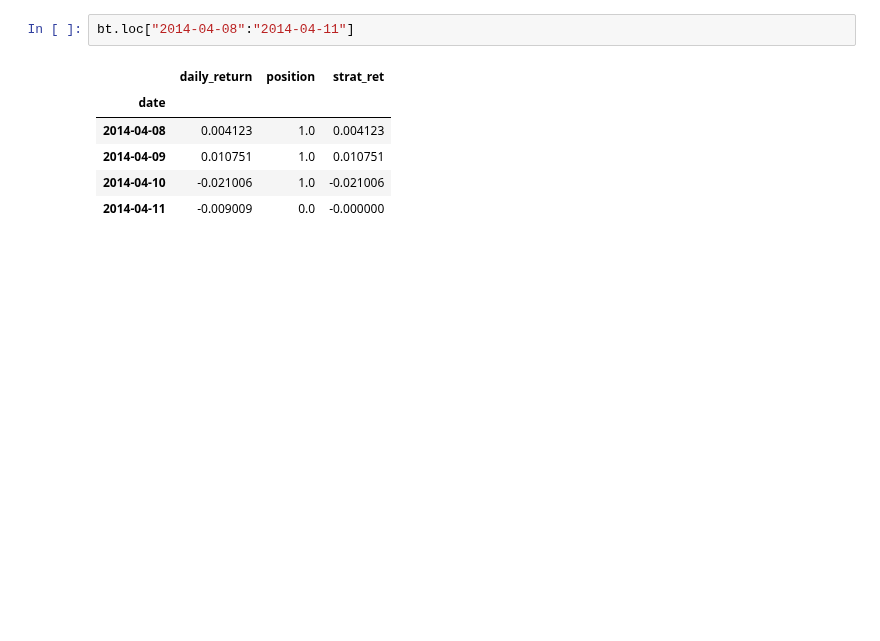
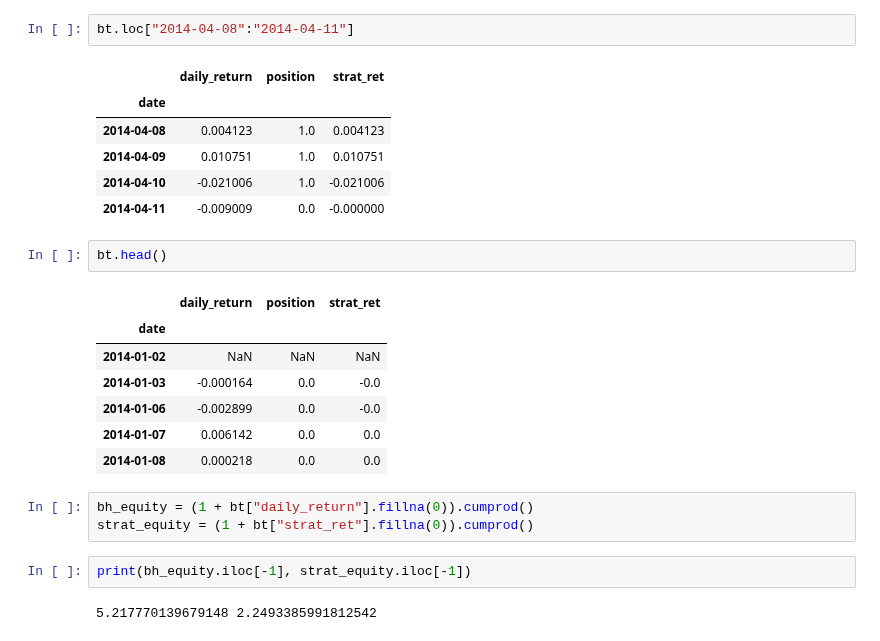
Before and after one commit to Alenchikk1/backtester, a Jupyter notebook: notebooks/02_first_backtest.ipynb, the cells around one changed output. Drawn from its saved outputs; the diff is of its cells as text; blank space fills up the shorter version.

```diff
--- a/notebooks/02_first_backtest.ipynb
+++ b/notebooks/02_first_backtest.ipynb
@@ -65,3 +65,20 @@ bt.loc["2014-04-08":"2014-04-11"]
 | 2014-04-09 | 0.010751 | 1.0 | 0.010751 |
 | 2014-04-10 | -0.021006 | 1.0 | -0.021006 |
 | 2014-04-11 | -0.009009 | 0.0 | -0.000000 |
+# %%
+bt.head()
+# %% [output]
+|  | daily_return | position | strat_ret |
+| date |  |  |  |
+| 2014-01-02 | NaN | NaN | NaN |
+| 2014-01-03 | -0.000164 | 0.0 | -0.0 |
+| 2014-01-06 | -0.002899 | 0.0 | -0.0 |
+| 2014-01-07 | 0.006142 | 0.0 | 0.0 |
+| 2014-01-08 | 0.000218 | 0.0 | 0.0 |
+# %%
+bh_equity = (1 + bt["daily_return"].fillna(0)).cumprod()
+strat_equity = (1 + bt["strat_ret"].fillna(0)).cumprod()
+# %%
+print(bh_equity.iloc[-1], strat_equity.iloc[-1])
+# %% [output]
+5.217770139679148 2.2493385991812542
```
Also changed, not shown: parts of 4 cells of this notebook.
